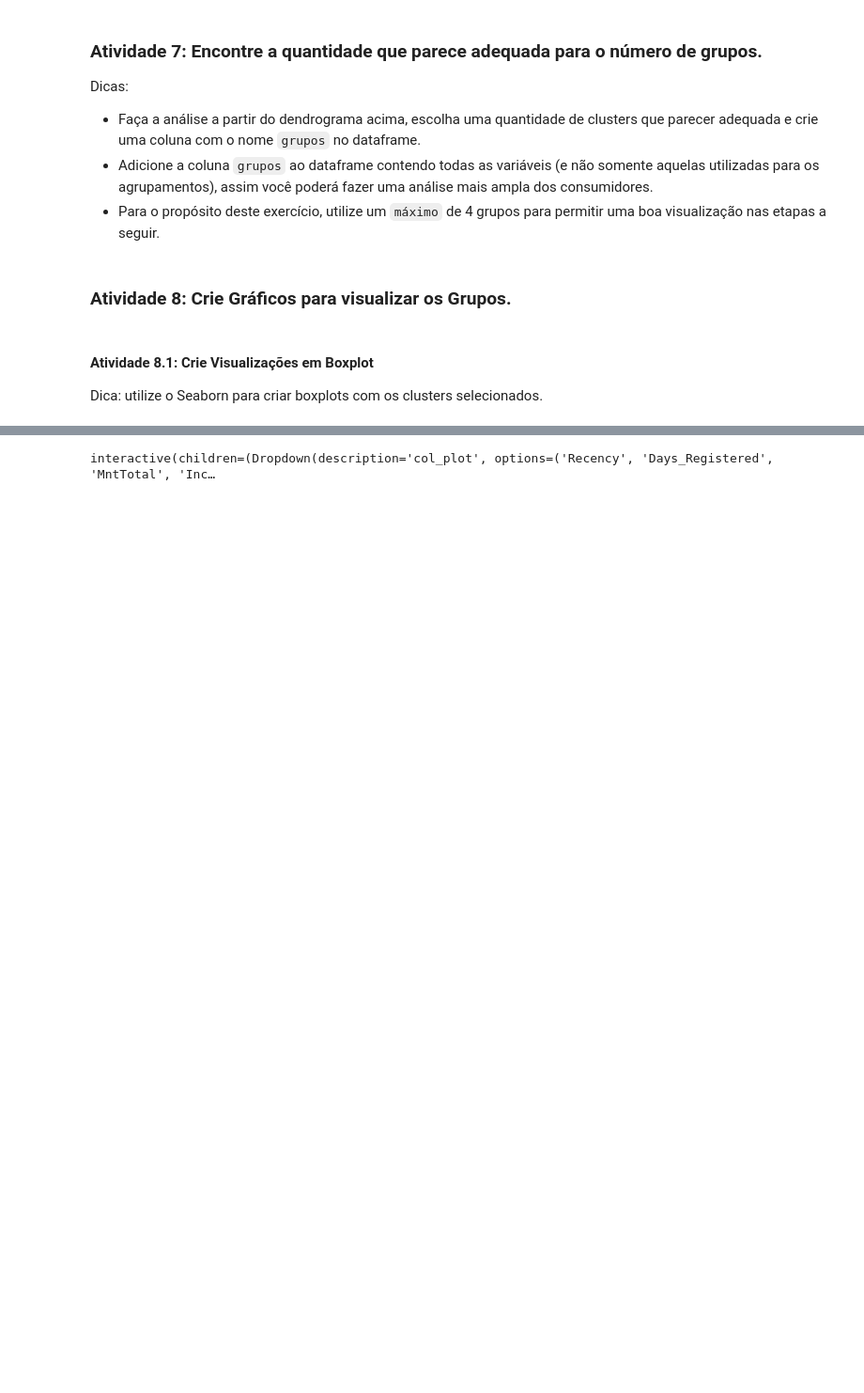
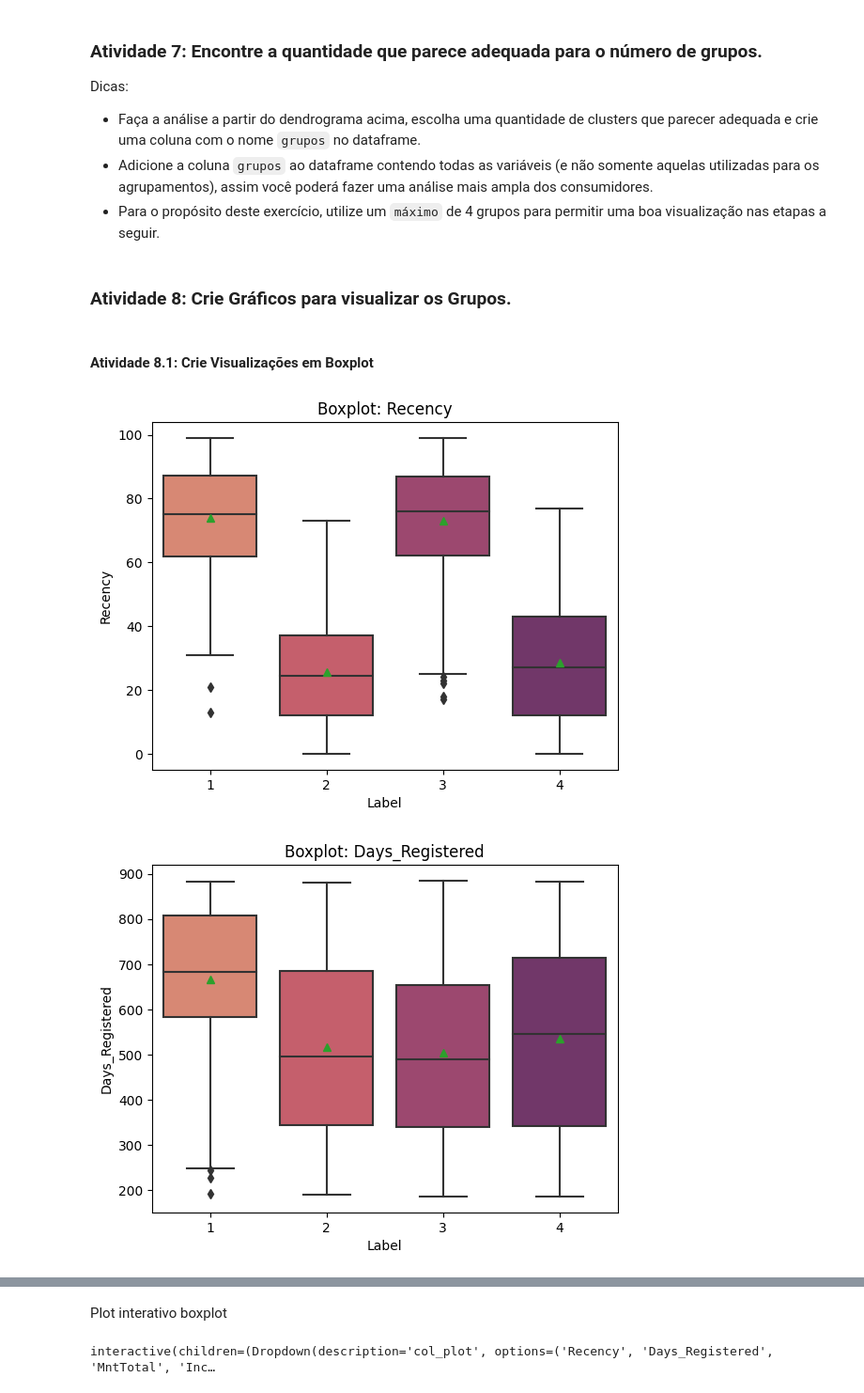
Before and after one commit to AurelioGuilherme/Sirius, a Jupyter notebook: 2 - Estatistica descritiva II/S2D4/Notebook/Semana4_Exercício.ipynb, the cells around one changed output, grey strips where cells are left out. Shown at 94% size. Drawn from its saved outputs; the diff is of its cells as text; code cells hidden in the pictures; blank space fills up the shorter version.

```diff
--- a/2 - Estatistica descritiva II/S2D4/Notebook/Semana4_Exercício.ipynb
+++ b/2 - Estatistica descritiva II/S2D4/Notebook/Semana4_Exercício.ipynb
@@ -624,4 +626,19 @@ df_2['Label'] = labels
 ### Atividade 8: Crie Gráficos para visualizar os Grupos.
 # %% [markdown]
 #### Atividade 8.1: Crie Visualizações em Boxplot
-Dica: utilize o Seaborn para criar boxplots com os clusters selecionados.
+# %%
+def plot_boxplot(df, col):
+    ax = sns.boxplot(data = df,
+                     x = "Label",
+                     y = col,
+                     palette = 'flare',
+                     showmeans = True)
+    ax.set(title = f'Boxplot: {col}')
+    plt.show()
+    return ax
+# %%
+for col in df_2.drop('Label', axis =1).columns.to_list():
+    plot_boxplot(df_2, col)
+# %% [output]
+[figure, added]
+[figure, added]
@@ -628,3 +647,5 @@ Dica: utilize o Seaborn para criar boxplots com os clusters selecionados.
+# %% [markdown]
+Plot interativo boxplot
 # %%
 @interact(col_plot = df_2.drop('Label', axis = 1).columns.tolist())
 
```
Also changed, not shown: parts of 21 cells of this notebook.
